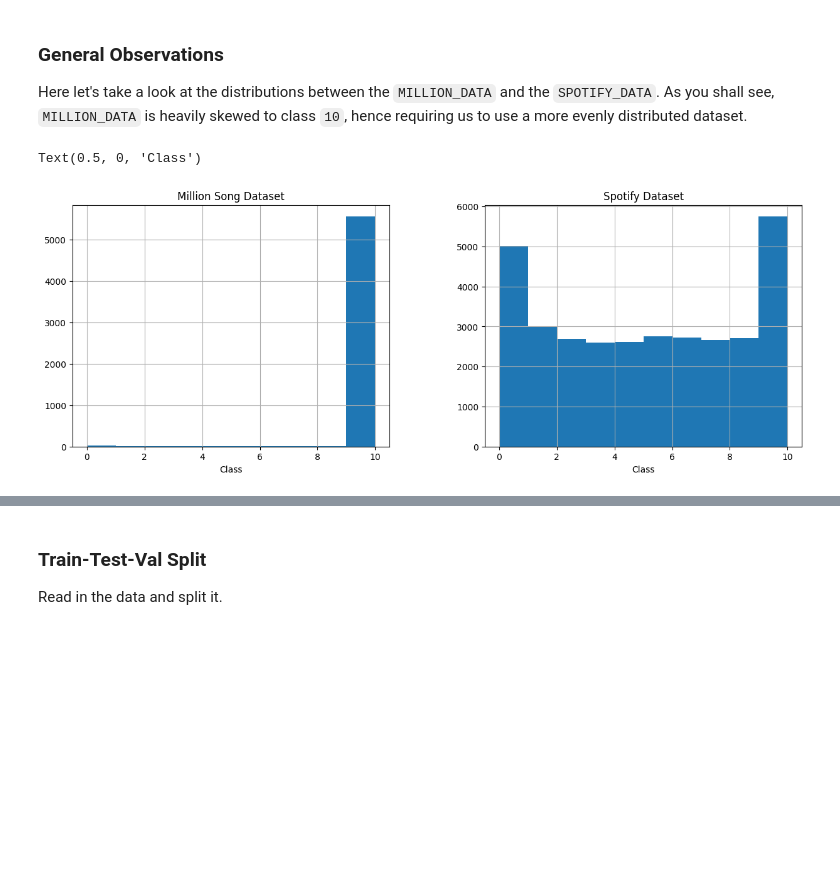
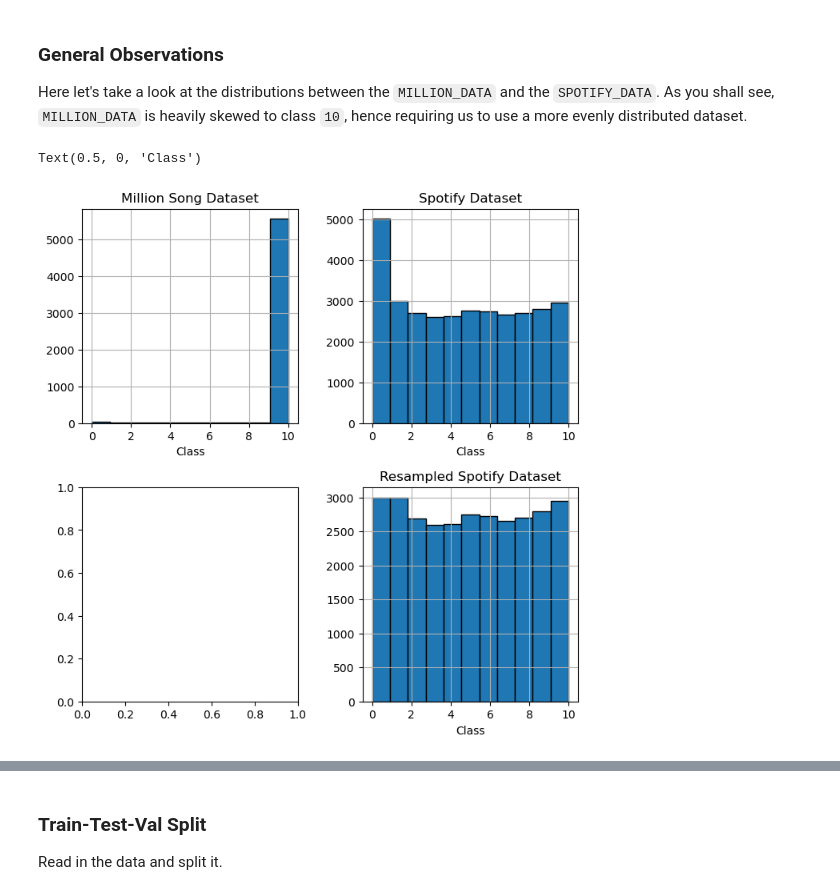
Before and after one commit to john-s-lin/hit-song-classifier, a Jupyter notebook: src/project_data_model.ipynb, the cells around one changed output, grey strips where cells are left out. Cells and saved outputs as stored; diff of their text form; code cells hidden in the pictures; blank space fills up the shorter version.

Commit message:
feat: resample spotify dataset for uniform dist

```diff
--- a/src/project_data_model.ipynb
+++ b/src/project_data_model.ipynb
@@ -106,6 +106,8 @@ SPOTIFY_FEATURES = [
     "duration_ms",
     "time_signature",
 ]
+RESAMPLED_SPOTIFY_DATA = "../data/spotify_enhanced_dataset_regularized.csv"
+
 
 RANDOM_SEED = 0
 
@@ -296,22 +298,28 @@ Here let's take a look at the distributions between the `MILLION_DATA` and the `
 # %%
 # Read in the data for a quick and dirty histogram view
 million_df_hist = pd.read_csv(MILLION_DATA)
 spotify_df_hist = pd.read_csv(SPOTIFY_DATA)
+spotify_reg_hist = pd.read_csv(RESAMPLED_SPOTIFY_DATA)
 
-fig, ax = plt.subplots(1, 2, figsize=(15, 5))
+fig, ax = plt.subplots(2, 2, figsize=(8, 8))
 
 # Plot histogram of million song dataset
-million_df_hist.hist(column="class", ax=ax[0])
-ax[0].set_title("Million Song Dataset")
-ax[0].set_xlabel("Class")
+million_df_hist.hist(column="class", ax=ax[0][0], bins=11, edgecolor="k")
+ax[0][0].set_title("Million Song Dataset")
+ax[0][0].set_xlabel("Class")
 
 # Plot histogram of spotify dataset
-spotify_df_hist.hist(column="class", ax=ax[1])
-ax[1].set_title("Spotify Dataset")
-ax[1].set_xlabel("Class")
+spotify_df_hist.hist(column="class", ax=ax[0][1], bins=11, edgecolor="k")
+ax[0][1].set_title("Spotify Dataset")
+ax[0][1].set_xlabel("Class")
+
+# Plot histogram of resampled spotify dataset
+spotify_reg_hist.hist(column="class", ax=ax[1][1], bins=11, edgecolor="k")
+ax[1][1].set_title("Resampled Spotify Dataset")
+ax[1][1].set_xlabel("Class")
 # %% [output]
 Text(0.5, 0, 'Class')
-[figure, old version]
+[figure, new version]
 # %%
 # Read in the data and display sample of 5 rows
 df = pd.read_csv("../data/spotify_enhanced_dataset.csv")
```
Also changed, not shown: 2 other files.
